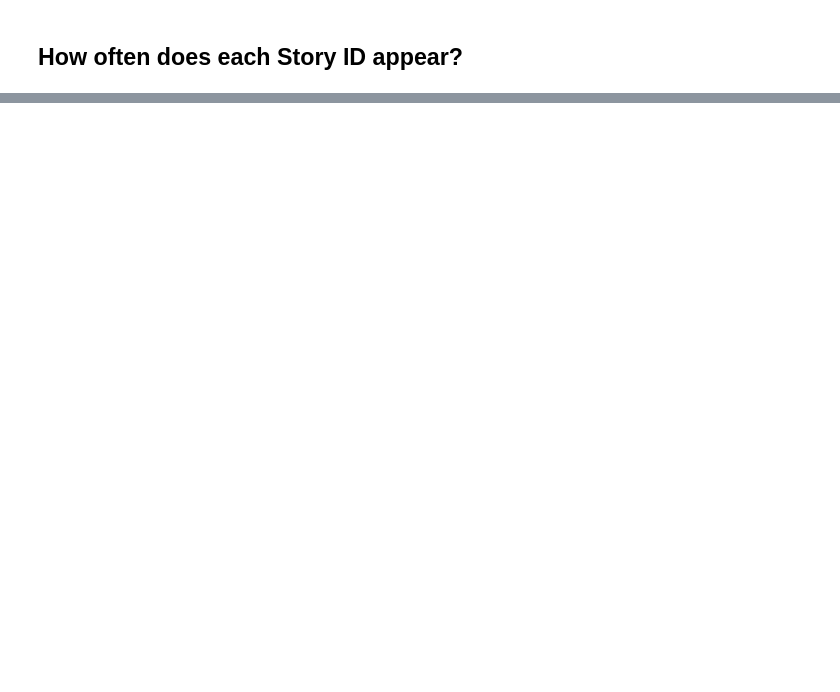
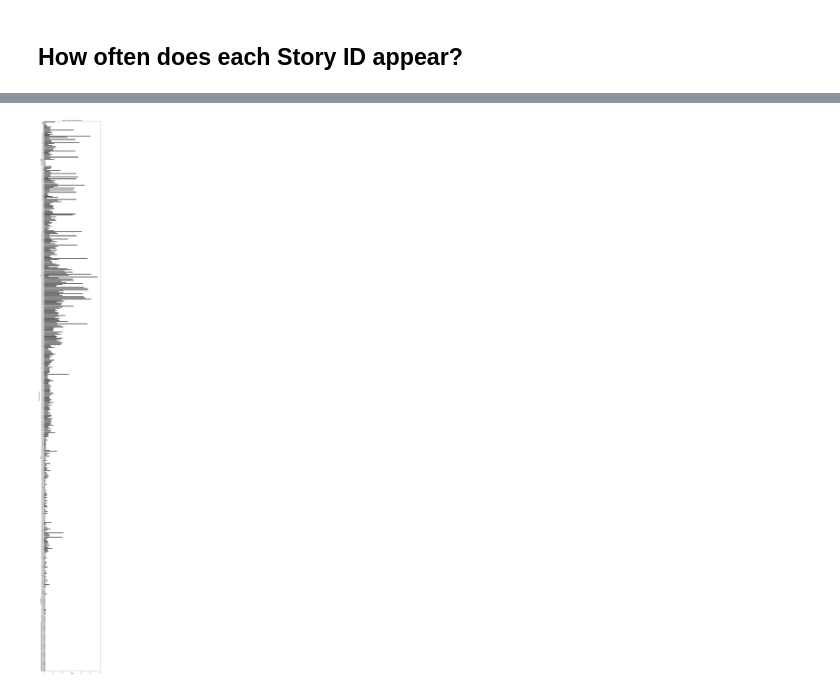
Before and after one commit to kmcelwee/pemm-jupyter, a Jupyter notebook: Research Manuscript Order.ipynb, the cells around one changed output, grey strips where cells are left out. Drawn from its saved outputs; the diff is of its cells as text; code cells hidden in the pictures; blank space fills up the shorter version.

```diff
--- a/Research Manuscript Order.ipynb
+++ b/Research Manuscript Order.ipynb
@@ -58,0 +141,21 @@ None
+# %%
+m = df_s['Canonical Story ID'].value_counts()
+
+# NOTE: Pandas does not support custom sort functions, so a separate dataframe was necessary
+df_t = pd.DataFrame(m)
+df_t['t'] = df_t.index
+df_t['Integer ID'] = df_t['t'].apply(lambda x: int_id_mapper[x])
+df_t = df_t[['Canonical Story ID', 'Integer ID']]
+
+ax = (
+    df_t
+        .sort_values(by='Integer ID')['Canonical Story ID']
+        .plot(kind='barh', color='k', figsize=(10, 100))
+)
+
+ax.set_title('Count of each Canonical Story ID')
+ax.set_xlabel('Count')
+ax.set_ylabel('Canonical Story ID')
+ax.invert_yaxis()
+# %% [output]
+[figure, added]
```
Also changed, not shown: parts of 41 cells of this notebook.
